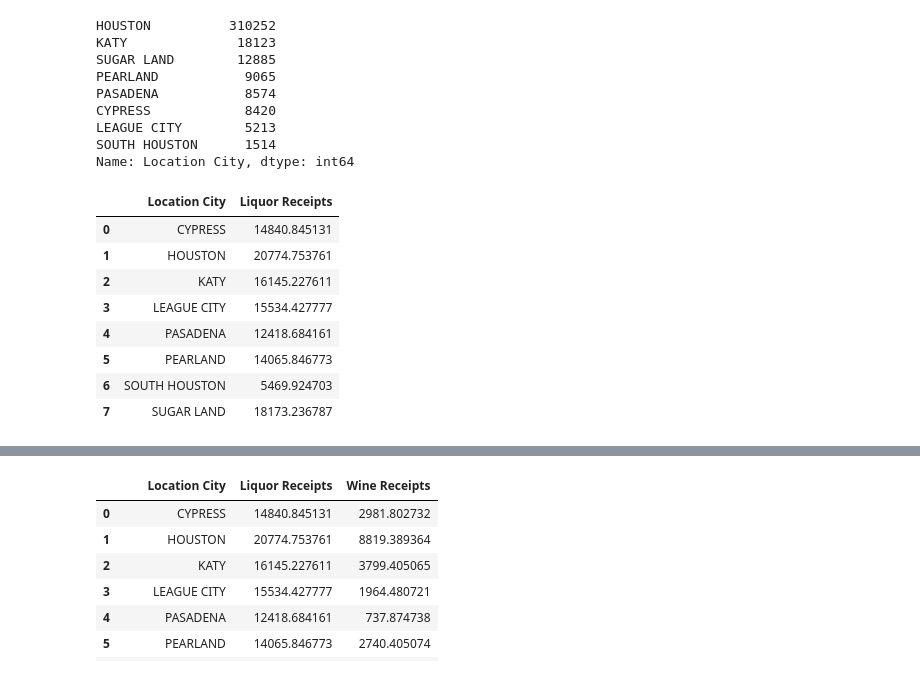
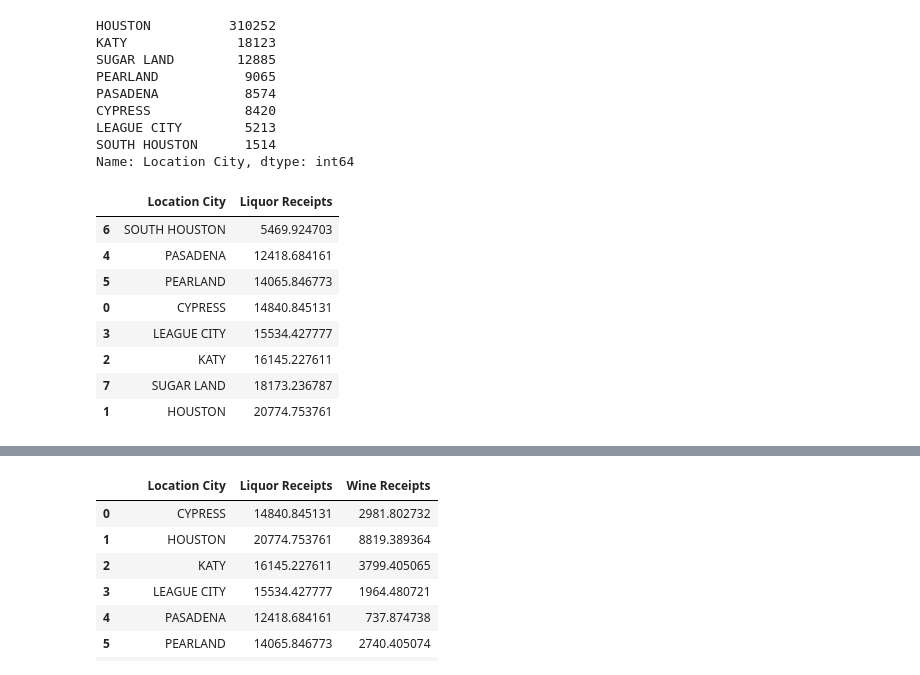
Before and after one commit to ejkaster/Project-1-Top-5-US-Cities-Real-Estate-Trends, a Jupyter notebook: AvgSales.ipynb, the cells around one changed output, grey strips where cells are left out. Saved outputs shown, nothing was run; the diff lists cells and outputs as text; code cells hidden in the pictures.

```diff
--- a/AvgSales.ipynb
+++ b/AvgSales.ipynb
@@ -41,18 +41,18 @@ clean_df.to_csv('clean_houston_data.csv',index=False)
 # %%
 #Determine the mean of the individual receipt types
 
 liquor_df = clean_df.groupby('Location City', as_index=False)['Liquor Receipts'].mean()
-liquor_df
+liquor_df.sort_values(by=['Liquor Receipts'])
 # %% [output]
 |  | Location City | Liquor Receipts |
-| 0 | CYPRESS | 14840.845131 |
-| 1 | HOUSTON | 20774.753761 |
-| 2 | KATY | 16145.227611 |
-| 3 | LEAGUE CITY | 15534.427777 |
+| 6 | SOUTH HOUSTON | 5469.924703 |
 | 4 | PASADENA | 12418.684161 |
 | 5 | PEARLAND | 14065.846773 |
-| 6 | SOUTH HOUSTON | 5469.924703 |
+| 0 | CYPRESS | 14840.845131 |
+| 3 | LEAGUE CITY | 15534.427777 |
+| 2 | KATY | 16145.227611 |
 | 7 | SUGAR LAND | 18173.236787 |
+| 1 | HOUSTON | 20774.753761 |
 # %%
 #Plot Liquor Receipts by City
 
```
Also changed, not shown: parts of 7 cells of this notebook, 5 other files.
